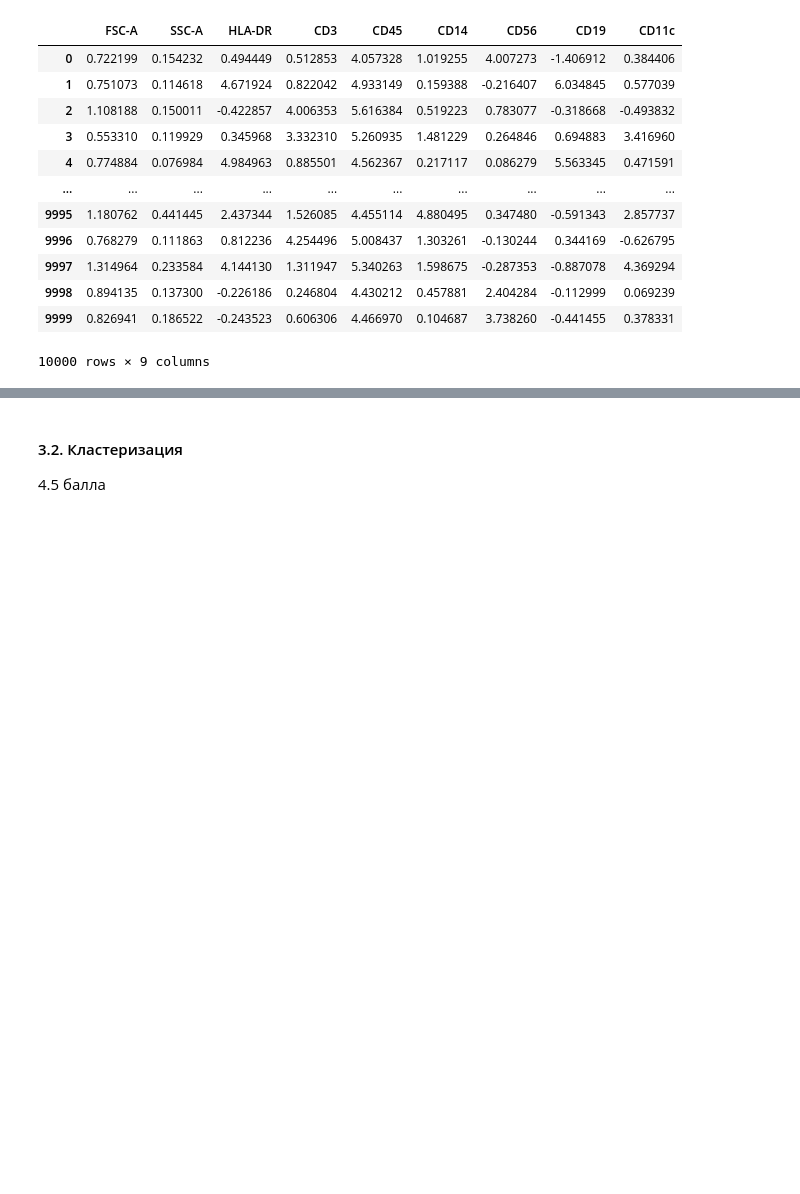
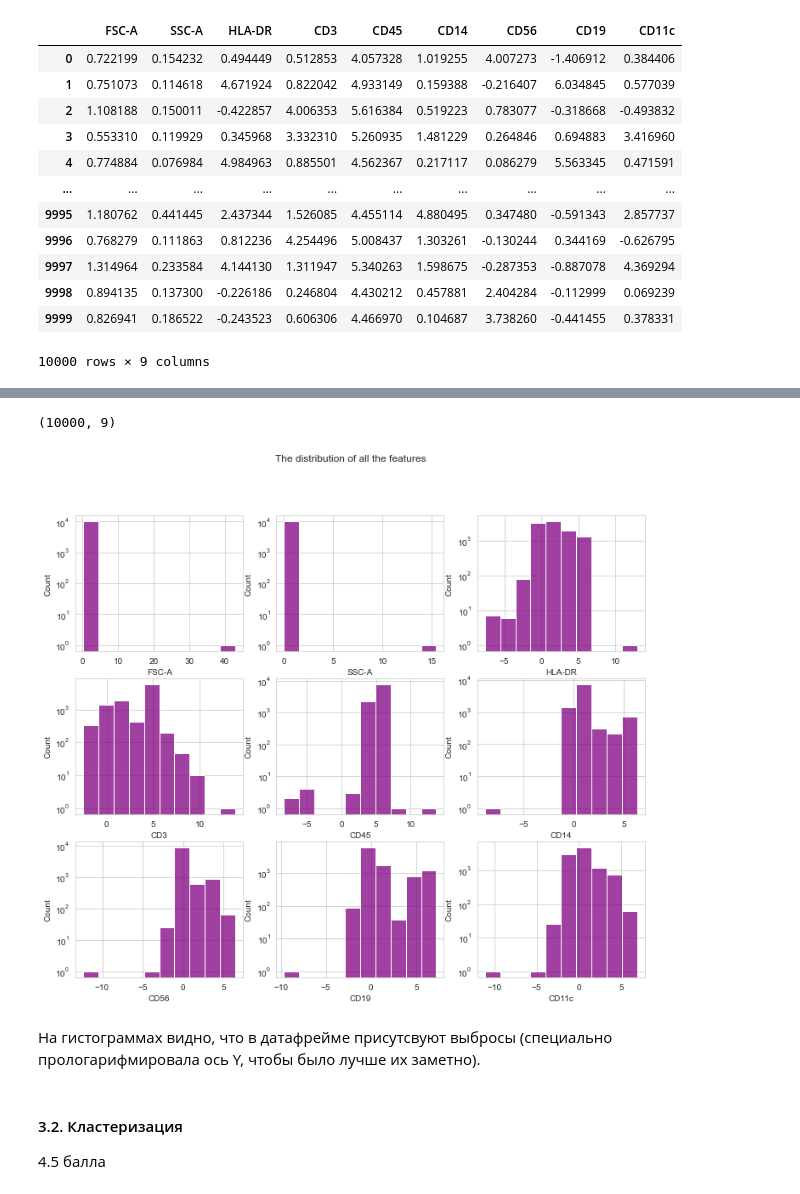
Before and after one commit to staceyso/BI_ML_2021, a Jupyter notebook: HW3_clustering/code/Cluster_tSNE.ipynb, the cells around one changed output, grey strips where cells are left out. Drawn from its saved outputs; the diff is of its cells as text; code cells hidden in the pictures; blank space fills up the shorter version.

```diff
--- a/HW3_clustering/code/Cluster_tSNE.ipynb
+++ b/HW3_clustering/code/Cluster_tSNE.ipynb
@@ -400,3 +381,23 @@ for triaxis in axes:
+# %%
+fc_data.shape
+# %% [output]
+(10000, 9)
+# %%
+# from itertools import combinations
+import matplotlib.pyplot as plt
+
+fig, axes = plt.subplots(len(fc_data.columns)//3, 3, figsize=(12, 10))
+fig.suptitle('The distribution of all the features')
+
+i = 0
+for triaxis in axes:
+    for axis in triaxis:
+        sns.histplot(fc_data.iloc[:, i], ax=axis, bins = 10, color="purple", log_scale=(False, True))
+        i = i+1
+# %% [output]
+[figure, added]
+# %% [markdown]
+На гистограммах видно, что в датафрейме присутсвуют выбросы (специально прологарифмировала ось Y, чтобы было лучше их заметно).
 # %% [markdown]
 #### 3.2. Кластеризация
 
```
Also changed, not shown: parts of 28 cells of this notebook.
